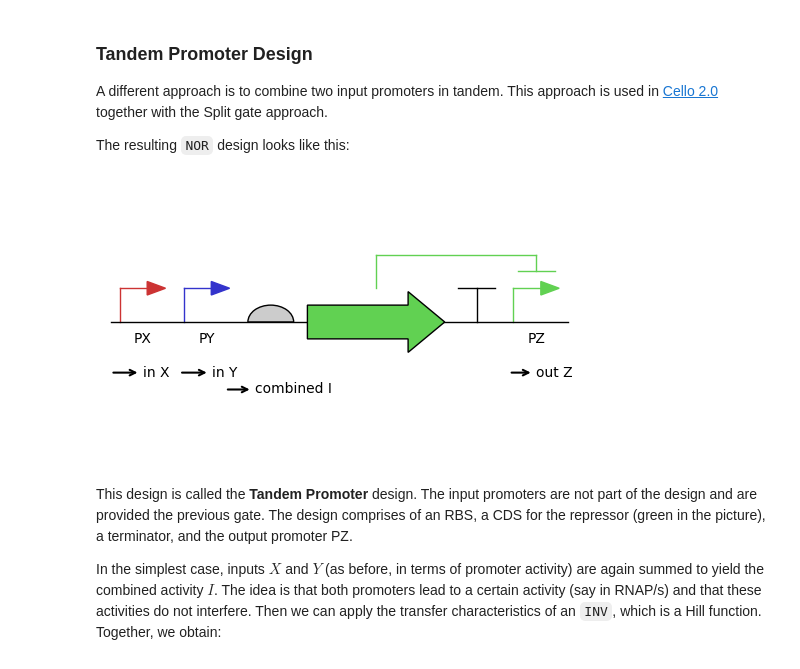
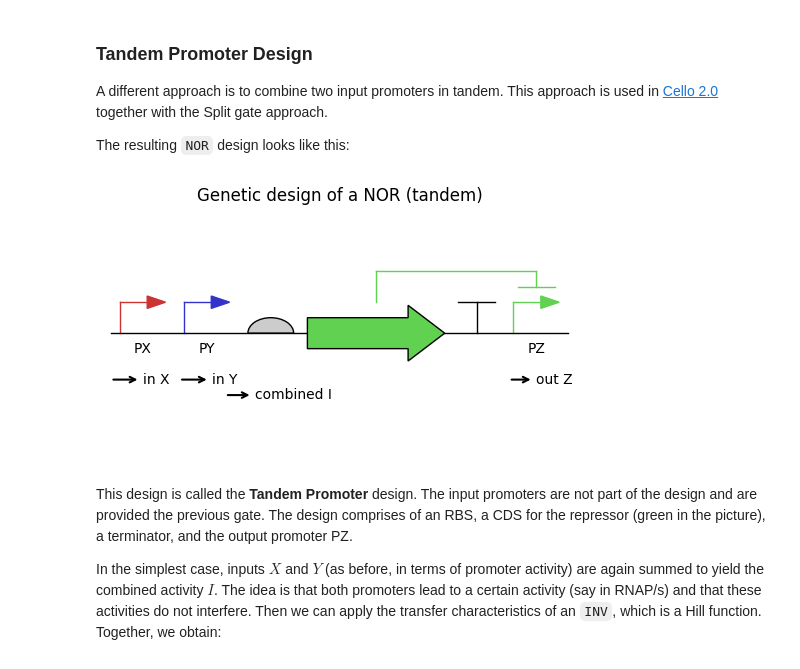
Before and after one commit to BioDisCo/computational_bioengineering, a Jupyter notebook: gates/notes.ipynb, the cells around one changed output. Cells and saved outputs as stored; diff of their text form; code cells hidden in the pictures.

```diff
--- a/gates/notes.ipynb
+++ b/gates/notes.ipynb
@@ -610,34 +629,35 @@ ax.annotate(
     xytext=(25, -15),
     arrowprops=dict(arrowstyle="<-", color='black', lw=1.5),
     fontsize=10,
     ha='center',
     va='center'
 )
 ax.annotate(
     'combined I',
     xy=(25, -20),
     xytext=(40, -20),
     arrowprops=dict(arrowstyle="<-", color='black', lw=1.5),
     fontsize=10,
     ha='center',
     va='center'
 )
 ax.annotate(
     'out Z',
     xy=(87, -15),
     xytext=(97, -15),
     arrowprops=dict(arrowstyle="<-", color='black', lw=1.5),
     fontsize=10,
     ha='center',
     va='center'
 )
 
 ax.set_xlim([start_pos - 1, end_pos + 1])
 ax.set_ylim([-40, 40])
 ax.set_axis_off()
+plt.title("Genetic design of a NOR (tandem)")
 plt.tight_layout()
 # %% [output]
-[figure, old version]
+[figure, new version]
 # %% [markdown]
 This design is called the __Tandem Promoter__ design. The input promoters are not part of the design and are provided the previous gate. The design comprises of an RBS, a CDS for the repressor (green in the picture), a terminator, and the output promoter PZ.
 
```
Also changed, not shown: parts of 4 cells of this notebook, 5 other files.
